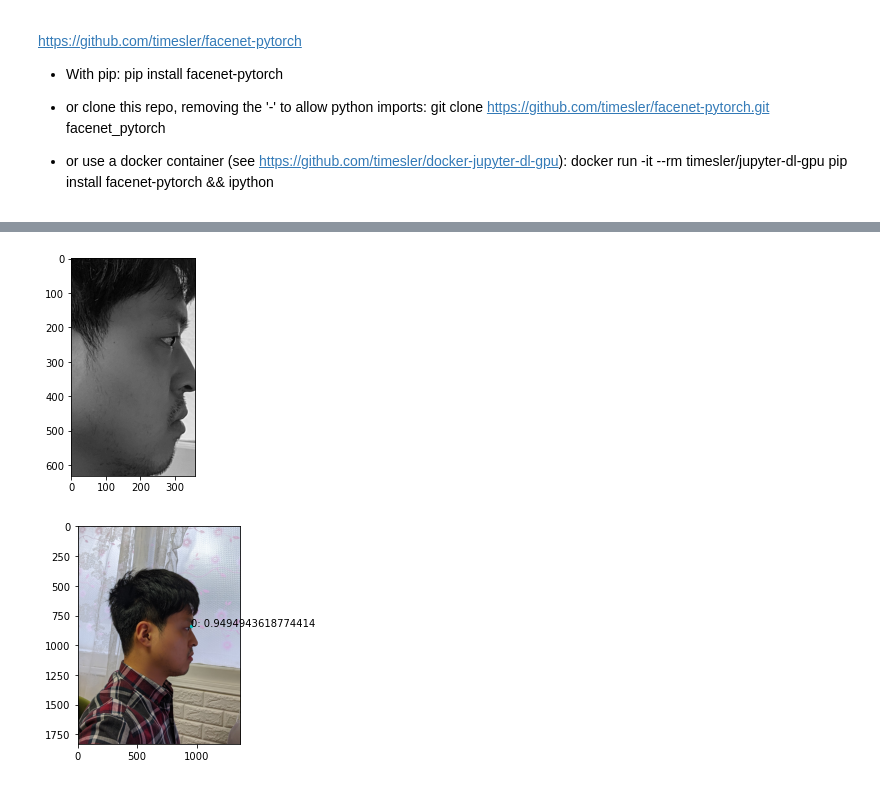
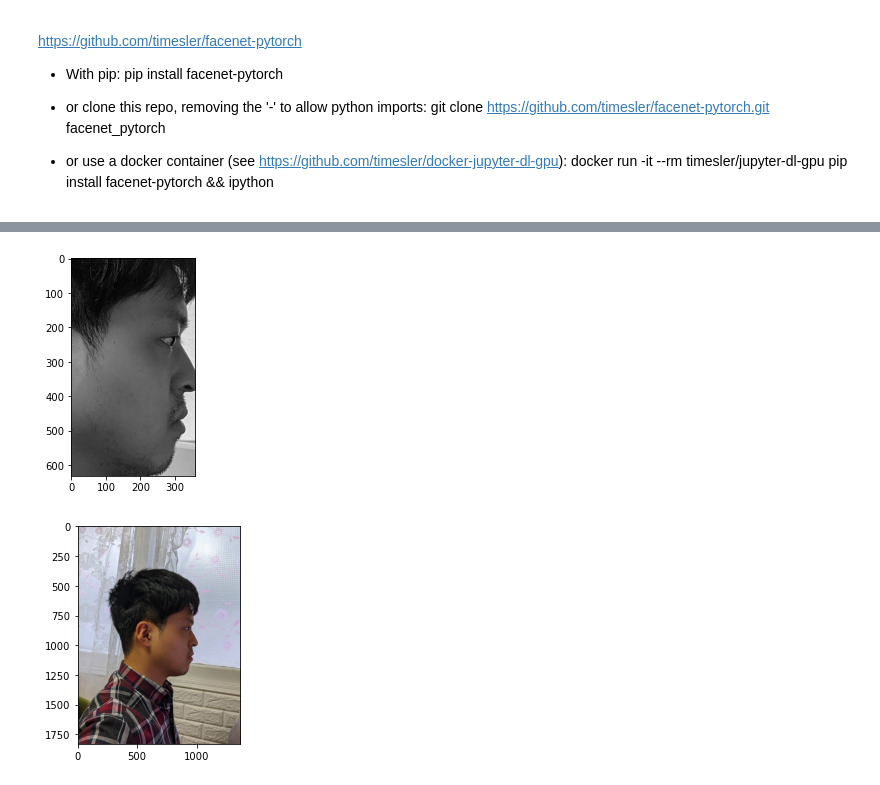
Before and after one commit to 2wind/LandmarkDetector, a Jupyter notebook: sortout.ipynb, the cells around one changed output, grey strips where cells are left out. Drawn from its saved outputs; the diff is of its cells as text; code cells hidden in the pictures.

```diff
--- a/sortout.ipynb
+++ b/sortout.ipynb
@@ -492,15 +492,23 @@ def crop_image(image, size):
 def crop_image_at_left(image, size):
     images = []
     p0s = []
+    boxes = []
     width, height = image.size
     for i in range(0, height, size):
-        j = width - size
-        box = (j, i, j+size, i+size)
-        a = image.crop(box)
-        images.append(a)
-        p0s.append((j, i))
+        for j in range(10):
+            cx, cy = i + size/2, width - size/2
+            px, py = random.randrange(80, 160), random.randrange(80, 160)
+            dx, dy = random.randrange(0, px), random.randrange(0, py)
+            px0, py0, px1, py1 = 0,0,0,0
+            px0, py0, px1, py1 = cx - dx, cy - dy, px0 + px, py0 + py
 
-    return images, p0s
+            box = (x0, y0, x1, y1)
+            a = image.crop(box)
+            images.append(a)
+            p0s.append((j, i))
+            boxes.append(box)
+
+    return images, p0s, boxes
 # %%
 class PatchNetwork(nn.Module):
     def __init__(self,num_classes=2):
@@ -562,32 +570,42 @@ x0, y0, x1, y1 = int(x0), int(y0), int(x1), int(y1)
 # image = TF.crop(grayscale_image, y0, x0, y1-y0, x1-x0)
 image = TF.crop(grayscale_image, y0, x0, y1-y0, x1-x0)
 plt.imshow(image, cmap='gray')
-patches, p0s = crop_image_at_left(image, patch_size)
+patches, p0s, boxes = crop_image_at_left(image, patch_size)
+resized_patches = torch.ones(())
+resized_patches = resized_patches.new_empty((len(patches), 1, 224, 224))
 
 slot = [[], [], [], [], [], []]
 
 from_image_inference = time.time()
 
-base_network = Network(num_classes=6)
-base_network.load_state_dict(torch.load(f"model/0526_1827_6_50_face_classification_patch__resnext50.tar")['network_state_dict'])
+base_network = Network(num_classes=7)
+base_network.load_state_dict(torch.load(f"model/0601_2017_6_25_face_classification_patch__resnext50.tar")['network_state_dict'])
 base_network.eval()
 
 
+
 for i in range(len(patches)):
-   patch, p0 = patches[i], p0s[i]
-   # image = TF.resize(Image.fromarray(image), size=(224, 224))
+   patch = patches[i]
+   patch = TF.resize(patch, size=(224, 224))
    patch = TF.to_tensor(patch)
    patch = TF.normalize(patch, [0.6945], [0.33497])
+   resized_patches[i] = patch
 
-   with torch.no_grad():
-      possiblity = base_network(patch.unsqueeze(0))
 
-   for i in range(6):
-      prob = possiblity[0][i]
+with torch.no_grad():
+   possiblity = base_network(resized_patches)
+
+print(possiblity.shape)
+
+for i in range(len(patches)):
+   for j in range(6):
+      prob = possiblity[0][j]
       #print(p0, i, prob)
-      if prob > 0.9:
-         slot[i].append((patch, p0, prob))
+      if prob > 0.2:
+         slot[j].append(patches[i])
 
+print(slot[0])
+print("done")
 patch_net = PatchNetwork(num_classes=2)
 patch_net.load_state_dict(torch.load(f"model/0526_1005_29@2_100_face_landmarks_patch__resnext50.tar")['network_state_dict'])
 patch_net.eval()
@@ -596,25 +614,27 @@ patch_net.eval()
 all_landmarks = []
 #for each_patches in slot:
 each_patches = slot[0]
-max_prob = max(each_patches, key=lambda val: val[2])
 
-#for (patch, p0, prob) in each_patches:
-patch, p0, prob = max_prob
+
 # second inference using landmark and bounding box
 # use for i in range(6) for real case.
 # for testing, testing using landmarks[0,0:2]
-patch = TF.resize(patch, (224, 224))
+print(each_patches)
 
+for (patch, p0, prob) in each_patches:
+   patch = TF.resize(patch, (224, 224))
+   print(patch.shape)
 
-with torch.no_grad():
-      single_landmark = patch_net(patch.unsqueeze(0))
+   with torch.no_grad():
+         single_landmark = patch_net(patch.unsqueeze(0))
 
-print(single_landmark)
+   print(single_landmark)
 
-single_landmark = (single_landmark.view(1,2).detach().numpy() + 0.5) * np.array([[patch_size,patch_size]]) + np.array([p0]) + np.array([[x0, y0]])
-print(single_landmark)
-all_landmarks.append((0, prob, single_landmark)) # 0 here is landmark 0(29@2)
+   single_landmark = (single_landmark.view(1,2).detach().numpy() + 0.5) * np.array([[patch_size,patch_size]]) + np.array([p0]) + np.array([[x0, y0]])
+   print(single_landmark)
+   all_landmarks.append((0, prob, single_landmark)) # 0 here is landmark 0(29@2)
 
+print(all_landmarks)
 plt.figure()
 plt.imshow(input_image)
 for (number, prob, ld) in all_landmarks:
@@ -634,2 +657,2 @@ tensor([[ 0.2142, -0.1593]])
 [figure]
-[figure, old version]
+[figure, new version]
```
Also changed, not shown: parts of 6 cells of this notebook, 5 other files.
